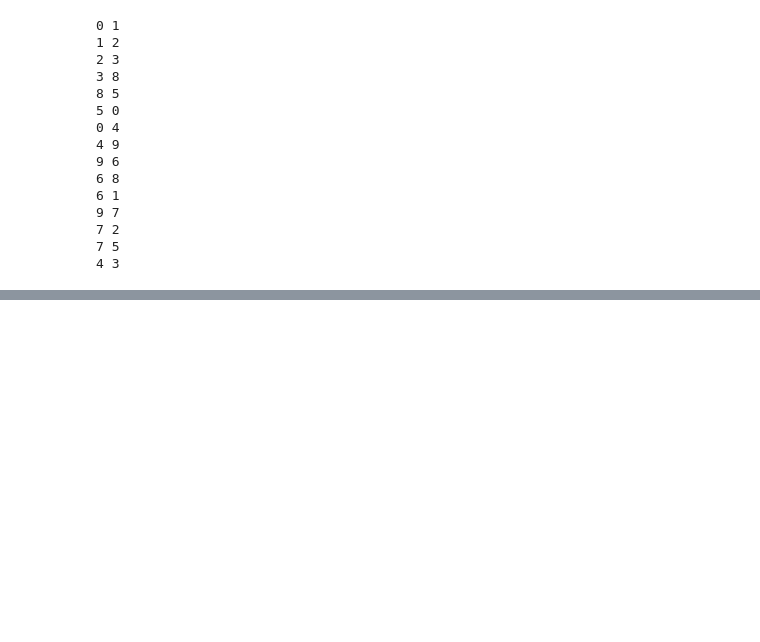
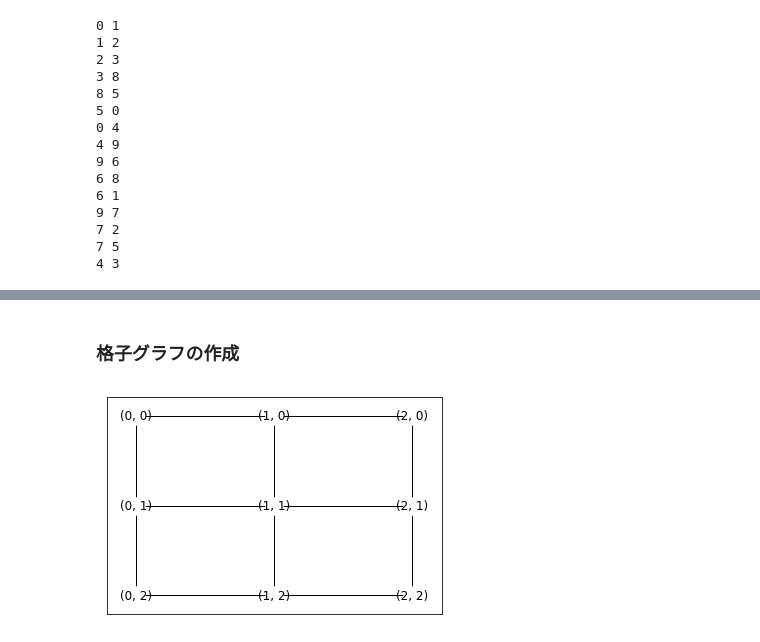
Before and after one commit to miyamotok0105/python_sample, a Jupyter notebook: networkx_sample/Tutorial_ NetworkX_2.1.ipynb, the cells around one changed output, grey strips where cells are left out. Drawn from its saved outputs; the diff is of its cells as text; code cells hidden in the pictures; blank space fills up the shorter version.

```diff
--- a/networkx_sample/Tutorial_ NetworkX_2.1.ipynb
+++ b/networkx_sample/Tutorial_ NetworkX_2.1.ipynb
@@ -268,0 +299,20 @@ for n1, n2 in nx.edge_dfs(G2):
+# %% [markdown]
+### 格子グラフの作成
+# %%
+#2次元の格子グラフ作成
+nw = nx.grid_2d_graph(3, 3)
+
+# 各ノードの描画位置を指定する辞書 { ノードのキー : (x座標, y座標) }
+pos = {n: (n[0], -n[1]) for n in nw.nodes()}
+pos
+# {(0, 1): (0, -1), (1, 2): (1, -2), (0, 0): (0, 0),
+#  (2, 1): (2, -1), (0, 2): (0, -2), (2, 0): (2, 0),
+#  (2, 2): (2, -2), (1, 0): (1, 0), (1, 1): (1, -1)}
+
+#posで描画位置を指定してる
+nx.draw_networkx(nw, pos=pos, node_color='w')
+plt.gca().xaxis.set_visible(False)
+plt.gca().yaxis.set_visible(False)
+plt.show()
+# %% [output]
+[figure, added]
```
Also changed, not shown: parts of 13 cells of this notebook, 18 other files.
